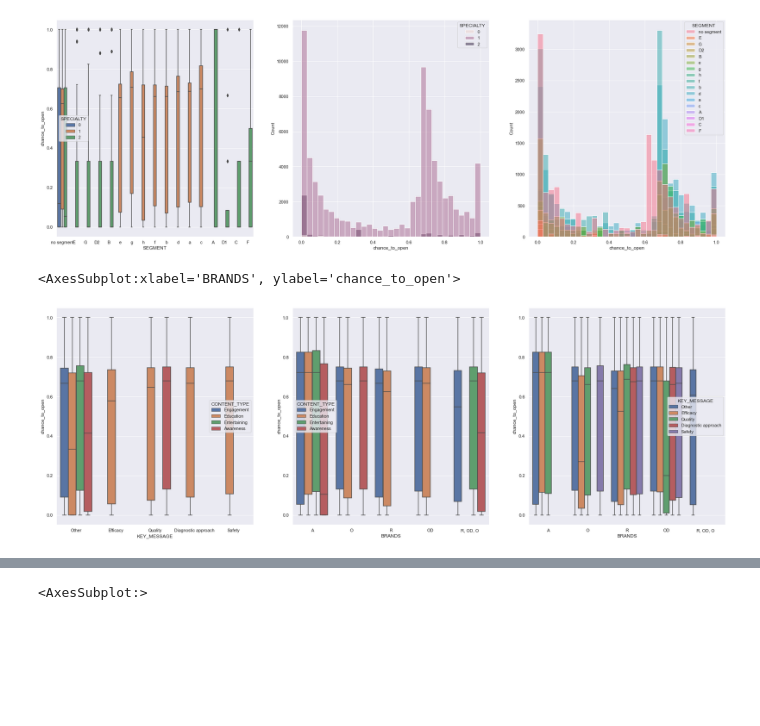
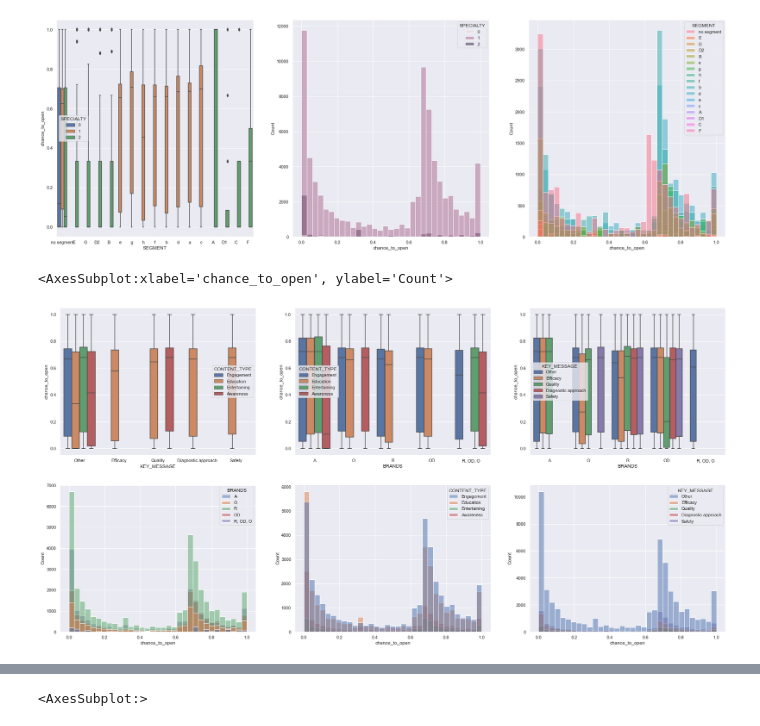
Before and after one commit to IvanovNA01/test_task_junior, a Jupyter notebook: test_to_jun1.ipynb, the cells around one changed output, grey strips where cells are left out. Drawn from its saved outputs; the diff is of its cells as text; code cells hidden in the pictures; blank space fills up the shorter version.

```diff
--- a/test_to_jun1.ipynb
+++ b/test_to_jun1.ipynb
@@ -5,7 +5,7 @@ import pandas as pd
 import numpy as np
 from datetime import date
 
-sns.set(rc = {'figure.figsize':(30,10)})
+sns.set(rc = {'figure.figsize':(30,15)})
 # %%
 """Просмотрим данные о работниках"""
 
@@ -615,17 +622,23 @@ sns.histplot(data=features_df, x="chance_to_open", hue='SEGMENT', ax=axs[2])
 <AxesSubplot:xlabel='chance_to_open', ylabel='Count'>
 [figure]
 # %%
-# стоит отметить, что образовательные и информационные письма с ключевым словом "other" - то есть без четкого указания темы крайне редко открывают (медиана в районе 40%)
-fig, axs = plt.subplots(1, 3)
-sns.boxplot(data=features_df, x="KEY_MESSAGE", y="chance_to_open", hue="CONTENT_TYPE", ax=axs[0])
+# стоит отметить, что Education (образовательные) и Awareness (информационные) письма с ключевым словом "other" -  редко открывают (медиана в районе 40%),
+# а учитывая их распространенность это приводит к финансовым потерям (стоит точнее указывать ключевое слово сообщения)
+fig, axs = plt.subplots(2, 3)
+sns.boxplot(data=features_df, x="KEY_MESSAGE", y="chance_to_open", hue="CONTENT_TYPE", ax=axs[0,0])
 
-# заметны колоссально низкие показатели вероятности у информационных писем для брэндов A, чуть выше для конгламерата R,OD,O!
-# Также можно отметить не очень высокие шансы у договорных писем для брендов конгламерата R,OD,O
-sns.boxplot(data=features_df, x="BRANDS", y="chance_to_open", hue="CONTENT_TYPE", ax=axs[1])
+# заметны колоссально низкие показатели вероятности у Awareness(информационных) писем для брэндов A, что при высоком количестве писем очень не выгодно!
+# чуть выше для конгламерата R,OD,O - по этому типу писем относительно не много, не столь страшно...
+# Также можно отметить не очень высокие шансы у Engagement(договорных) писем для брендов конгламерата R,OD,O
+sns.boxplot(data=features_df, x="BRANDS", y="chance_to_open", hue="CONTENT_TYPE", ax=axs[0,1])
 
-# Явно видно низкую вероятность открытия писем с ключевым словом "эффективность" для бренда О и "качество" для OD
-# Также средние не высокие шансы у писем с ключевым словом "эффективность" для бренда R
-sns.boxplot(data=features_df, x="BRANDS", y="chance_to_open", hue="KEY_MESSAGE", ax=axs[2])
+# Явно видно низкую вероятность открытия писем с ключевым словом Efficacy(эффективность) для бренда О и Quality(качество) для OD
+# Также средние не высокие шансы у писем с ключевым словом Efficacy(эффективность) для бренда R
+sns.boxplot(data=features_df, x="BRANDS", y="chance_to_open", hue="KEY_MESSAGE", ax=axs[0,2])
+
+sns.histplot(data=features_df, x="chance_to_open", hue='BRANDS', ax=axs[1,0])
+sns.histplot(data=features_df, x="chance_to_open", hue='CONTENT_TYPE', ax=axs[1,1])
+sns.histplot(data=features_df, x="chance_to_open", hue='KEY_MESSAGE', ax=axs[1,2])
 # %% [output]
-<AxesSubplot:xlabel='BRANDS', ylabel='chance_to_open'>
+<AxesSubplot:xlabel='chance_to_open', ylabel='Count'>
-[figure, old version]
+[figure, new version]
```
Also changed, not shown: parts of 10 cells of this notebook.
